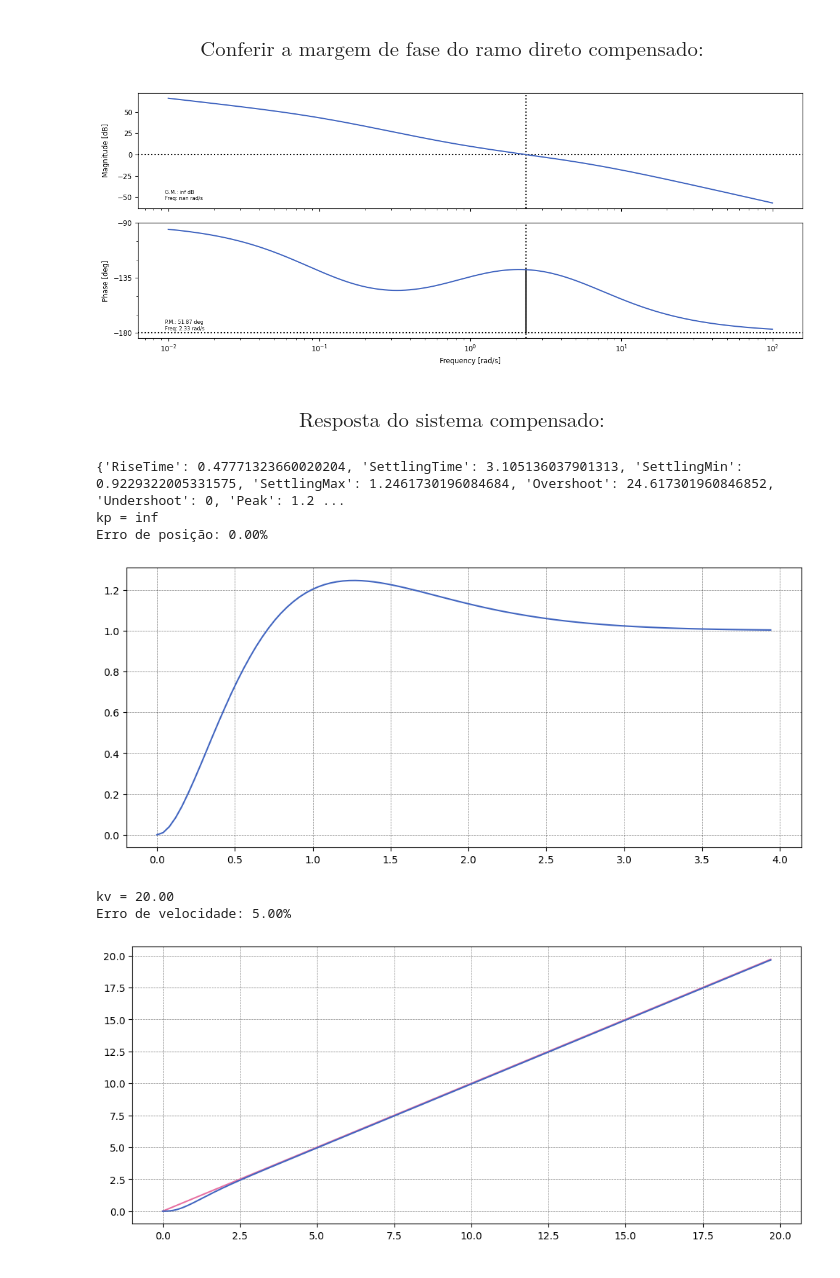
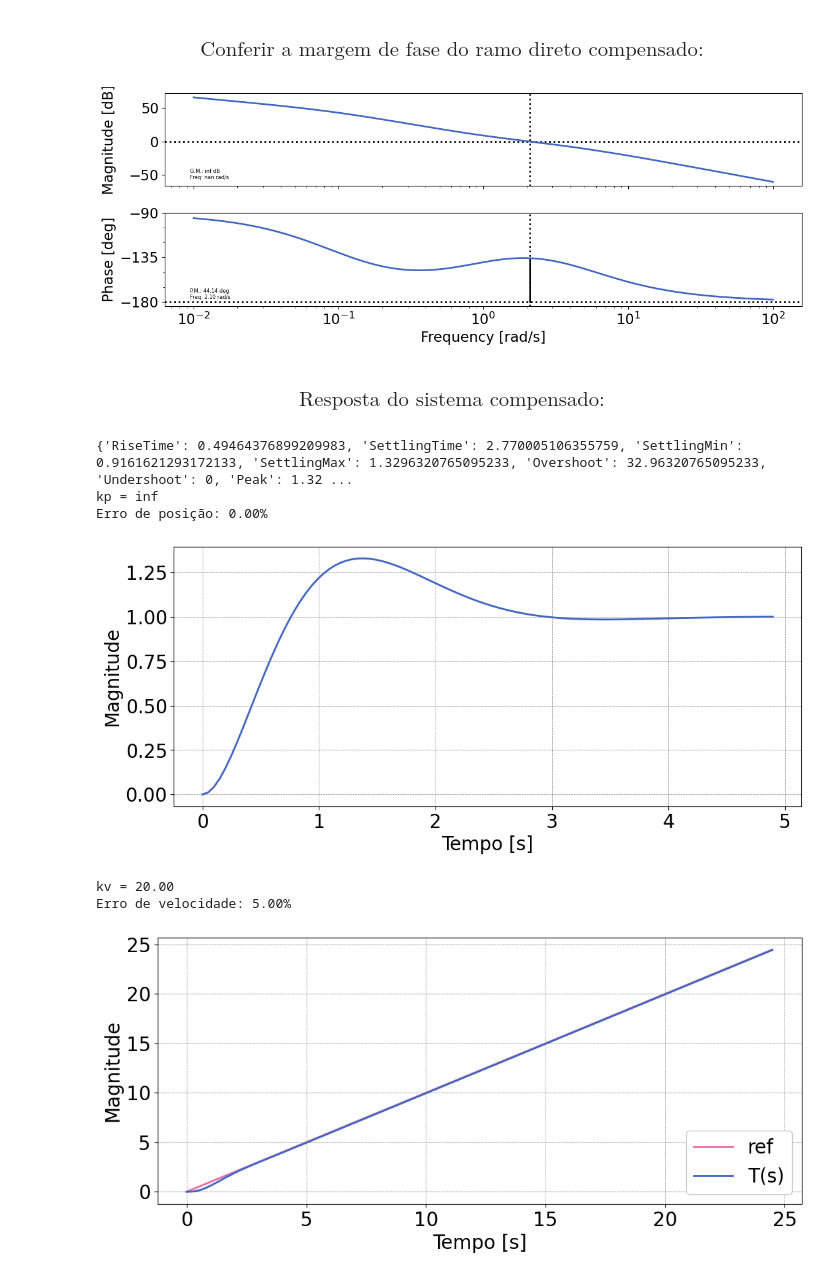
Before and after one commit to ErickNMA/TC, a Jupyter notebook: proj_freq.ipynb, the cells around one changed output. Cells and saved outputs as stored; diff of their text form; code cells hidden in the pictures.

```diff
--- a/proj_freq.ipynb
+++ b/proj_freq.ipynb
@@ -11,8 +11,8 @@ plt.style.use([
     'grid',
     'retro'
 ])
-#plt.rcParams['lines.linewidth'] = 2
-#plt.rcParams['font.size'] = 20
+plt.rcParams['lines.linewidth'] = 2
+plt.rcParams['font.size'] = 20
 plt.rcParams['figure.figsize'] = (12, 5)
 # %% [markdown]
 ### $$\text{Definição do sistema:}$$
@@ -64,7 +64,7 @@ print(f'mfd = {mfd:.4f}')
 #mfd = 48
 
 #Folga de fase:
-folga = 10
+folga = 2
 
 #Contribuição de fase:
 phi = mfd - mf + folga
@@ -127,7 +127,7 @@ $$\frac{24.38 s + 20.91}{s + 6.272}$$
 # %%
 _ = ct.bode_plot(ct.frequency_response(C*G), sharex=True, dB=True, display_margins='overlay', title='')
 # %% [output]
-[figure, old version]
+[figure, new version]
 # %% [markdown]
 ### $$\text{Resposta do sistema compensado:}$$
 # %%
@@ -142,27 +142,32 @@ print(f'Erro de posição: {ep:.2f}%')
 
 plt.figure()
 plt.plot(sol[0], sol[1])
+plt.ylabel('Magnitude')
+plt.xlabel('Tempo [s]')
 plt.show()
 # %% [output]
-{'RiseTime': 0.47771323660020204, 'SettlingTime': 3.105136037901313, 'SettlingMin': 0.9229322005331575, 'SettlingMax': 1.2461730196084684, 'Overshoot': 24.617301960846852, 'Undershoot': 0, 'Peak': 1.2 ...
+{'RiseTime': 0.49464376899209983, 'SettlingTime': 2.770005106355759, 'SettlingMin': 0.9161621293172133, 'SettlingMax': 1.3296320765095233, 'Overshoot': 32.96320765095233, 'Undershoot': 0, 'Peak': 1.32 ...
 kp = inf
 Erro de posição: 0.00%
-[figure, old version]
+[figure, new version]
 # %%
 sol = ct.step_response(T/s)
 
 kv = ct.dcgain(ct.minreal(C*G*s, verbose=False))
 print(f'kv = {kv:.2f}')
 print(f'Erro de velocidade: {100/kv:.2f}%')
 
 plt.figure()
-plt.plot(sol[0], sol[0], color='C1')
-plt.plot(sol[0], sol[1])
+plt.plot(sol[0], sol[0], color='C1', label='ref')
+plt.plot(sol[0], sol[1], label='T(s)')
+plt.ylabel('Magnitude')
+plt.xlabel('Tempo [s]')
+plt.legend(loc='lower right')
 plt.show()
 # %% [output]
 kv = 20.00
 Erro de velocidade: 5.00%
-[figure, old version]
+[figure, new version]
 # %%
 ct.poles(T)
 # %% [output]
```
Also changed, not shown: parts of 9 cells of this notebook.
